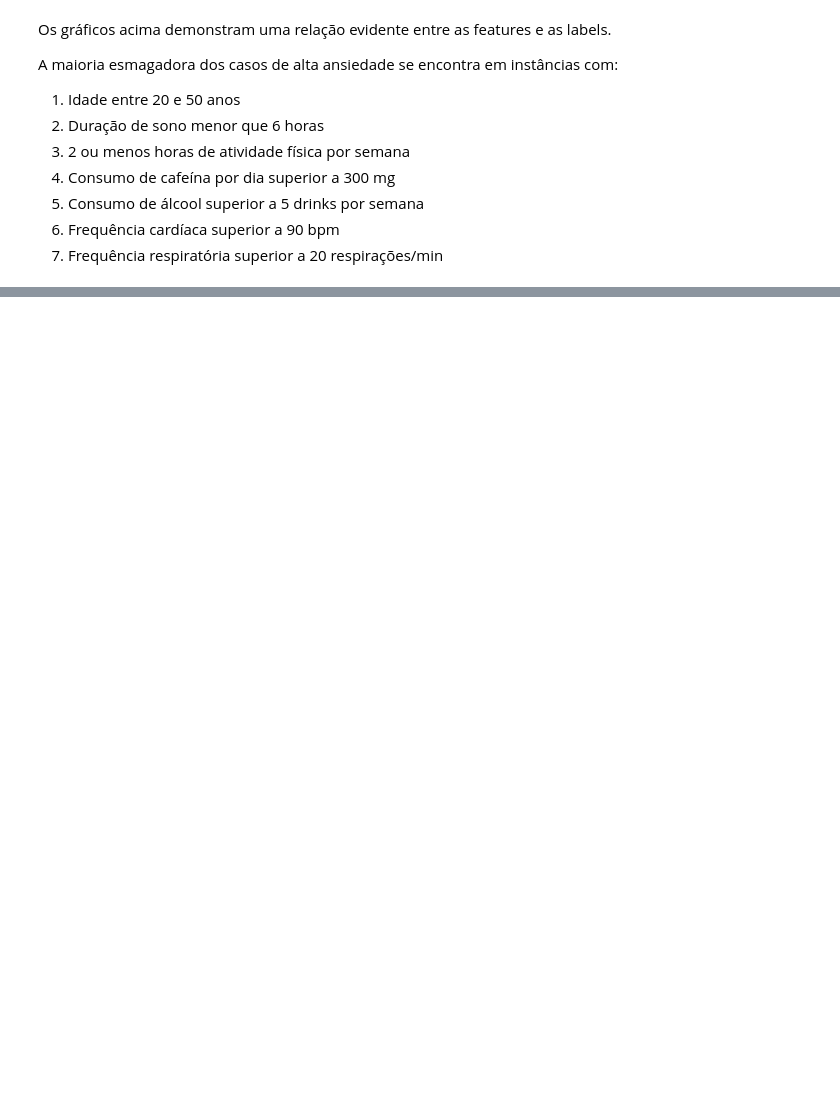
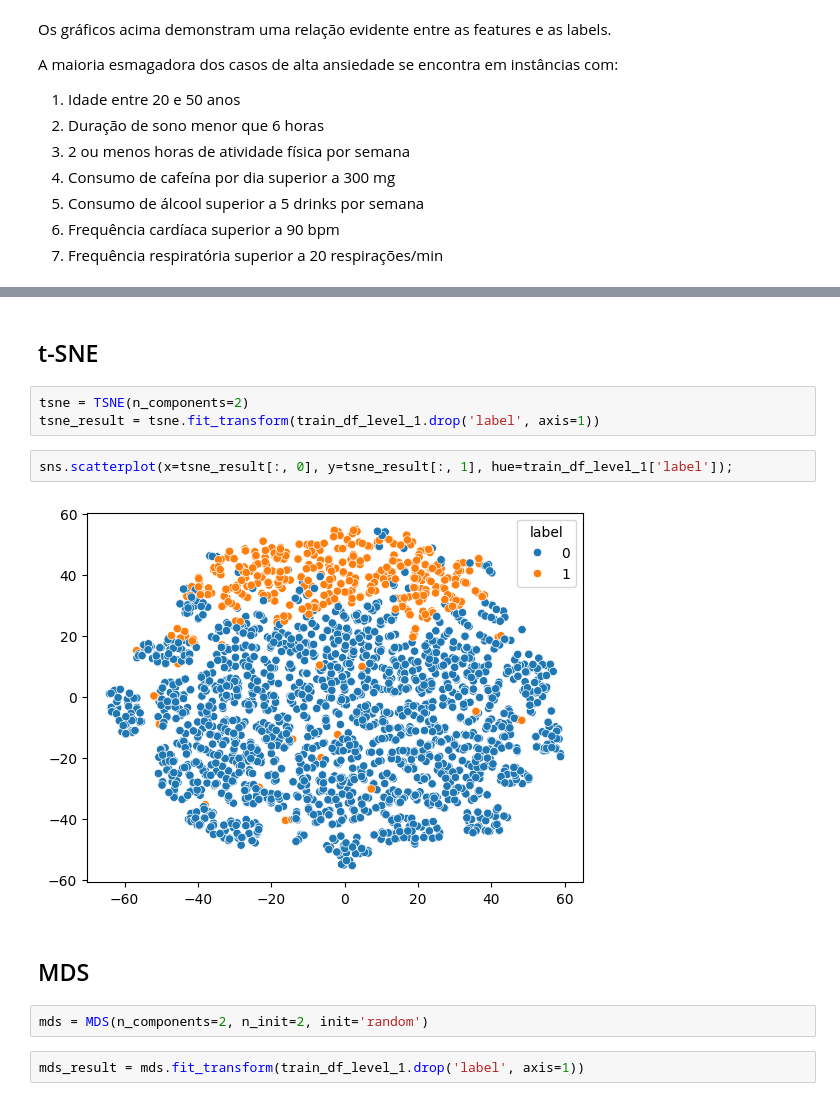
Before and after one commit to joaoloss/social-anxiety-analysis, a Jupyter notebook: src.ipynb, the cells around one changed output, grey strips where cells are left out. Cells and saved outputs as stored; diff of their text form; blank space fills up the shorter version.

```diff
--- a/src.ipynb
+++ b/src.ipynb
@@ -231,0 +429,15 @@ Dúvidas
+# %% [markdown]
+## t-SNE
+# %%
+tsne = TSNE(n_components=2)
+tsne_result = tsne.fit_transform(train_df_level_1.drop('label', axis=1))
+# %%
+sns.scatterplot(x=tsne_result[:, 0], y=tsne_result[:, 1], hue=train_df_level_1['label']);
+# %% [output]
+[figure, added]
+# %% [markdown]
+## MDS
+# %%
+mds = MDS(n_components=2, n_init=2, init='random')
+# %%
+mds_result = mds.fit_transform(train_df_level_1.drop('label', axis=1))
```
Also changed, not shown: parts of 39 cells of this notebook, 12 other files.
